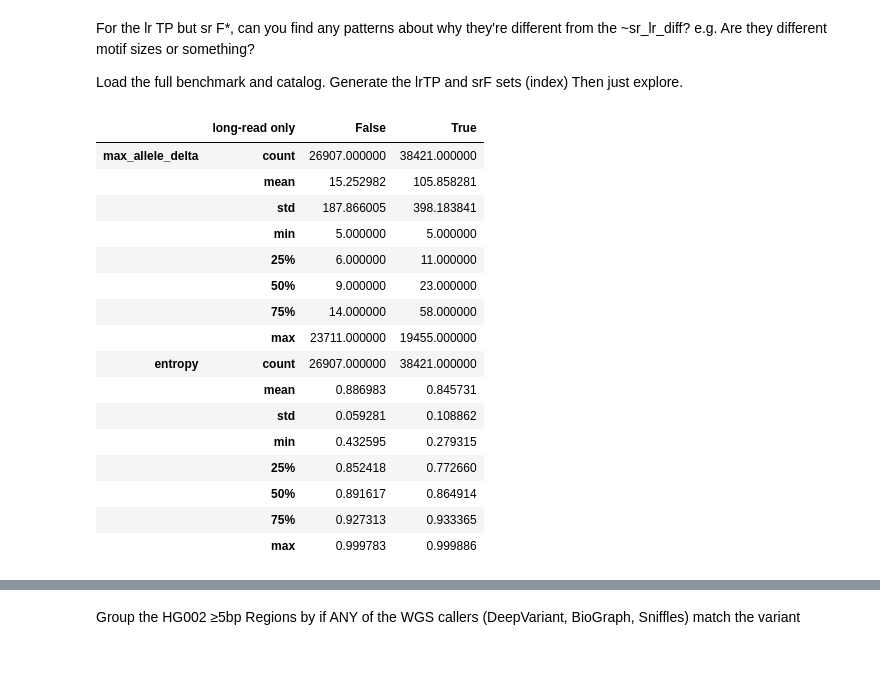
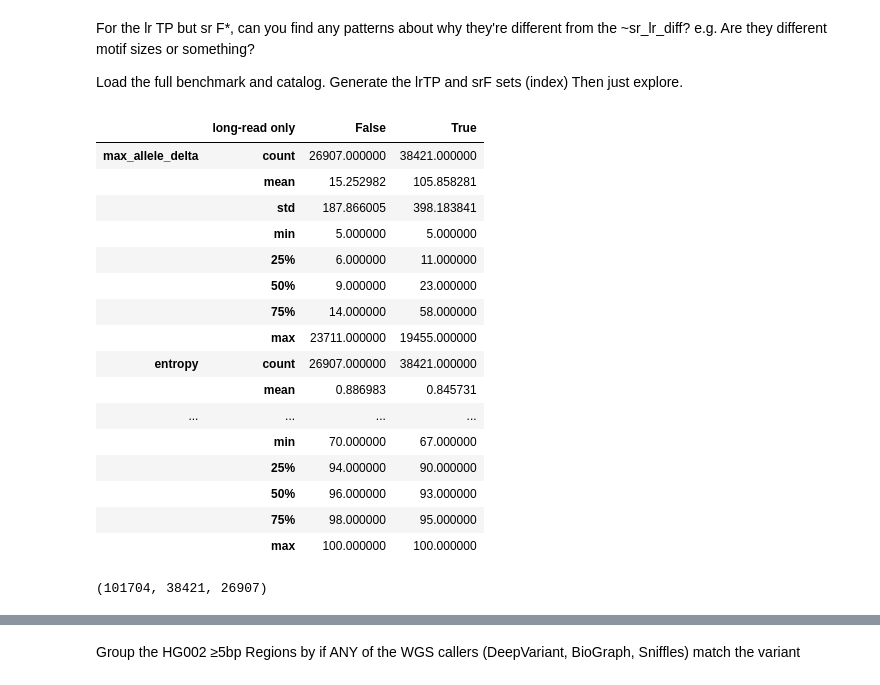
Before and after one commit to ACEnglish/adotto, a Jupyter notebook: manuscript/review_benchmarks/Analysis.ipynb, the cells around one changed output, grey strips where cells are left out. Saved outputs shown, nothing was run; the diff lists cells and outputs as text; code cells hidden in the pictures.

```diff
--- a/manuscript/review_benchmarks/Analysis.ipynb
+++ b/manuscript/review_benchmarks/Analysis.ipynb
@@ -329,23 +329,38 @@ to_investigate = any_lr & ~any_sr
 benchmark_regions['long-read only'] = to_investigate
 # %%
 benchmark_regions['max_allele_delta'] = benchmark_regions[['ad1', 'ad2']].max(axis=1)
+# %%
+s = benchmark_regions.reset_index()
+x = (s['end'] - s['start']).to_frame().set_index(benchmark_regions.index)
+benchmark_regions['span'] = x
+# %%
+# Want to load the catalog and also do this grouping for the mean purity of the repeats
+catalog = (pd.read_csv("/Users/english/code/adotto/regions/adotto_TRregions_v1.1.bed", sep='\t')
+           .rename(columns={'chr':'chrom'})
+           .set_index(['chrom', 'start', 'end']))
+benchmark_regions = benchmark_regions.join(catalog['mu_purity'])
 # %%
-benchmark_regions.loc[gt5_index].groupby('long-read only')[['max_allele_delta', 'entropy']].describe().T
+view = (benchmark_regions
+         .loc[gt5_index]
+         .groupby('long-read only')
+         [['max_allele_delta', 'entropy', 'span', 'mu_purity']])
+
+view.describe().T
 # %% [output]
 |  | long-read only | False | True |
 | max_allele_delta | count | 26907.000000 | 38421.000000 |
 |  | mean | 15.252982 | 105.858281 |
 |  | std | 187.866005 | 398.183841 |
 |  | min | 5.000000 | 5.000000 |
 |  | 25% | 6.000000 | 11.000000 |
 |  | 50% | 9.000000 | 23.000000 |
 |  | 75% | 14.000000 | 58.000000 |
 |  | max | 23711.000000 | 19455.000000 |
 | entropy | count | 26907.000000 | 38421.000000 |
 |  | mean | 0.886983 | 0.845731 |
-|  | std | 0.059281 | 0.108862 |
-|  | min | 0.432595 | 0.279315 |
-|  | 25% | 0.852418 | 0.772660 |
-|  | 50% | 0.891617 | 0.864914 |
-|  | 75% | 0.927313 | 0.933365 |
-|  | max | 0.999783 | 0.999886 |
+| ... | ... | ... | ... |
+|  | min | 70.000000 | 67.000000 |
+|  | 25% | 94.000000 | 90.000000 |
+|  | 50% | 96.000000 | 93.000000 |
+|  | 75% | 98.000000 | 95.000000 |
+|  | max | 100.000000 | 100.000000 |
@@ -351,0 +371,4 @@ benchmark_regions.loc[gt5_index].groupby('long-read only')[['max_allele_delta',
+# %%
+len(view), len(lro), len(both)
+# %% [output]
+(101704, 38421, 26907)
```
Also changed, not shown: parts of 11 cells of this notebook, 1 other file.
